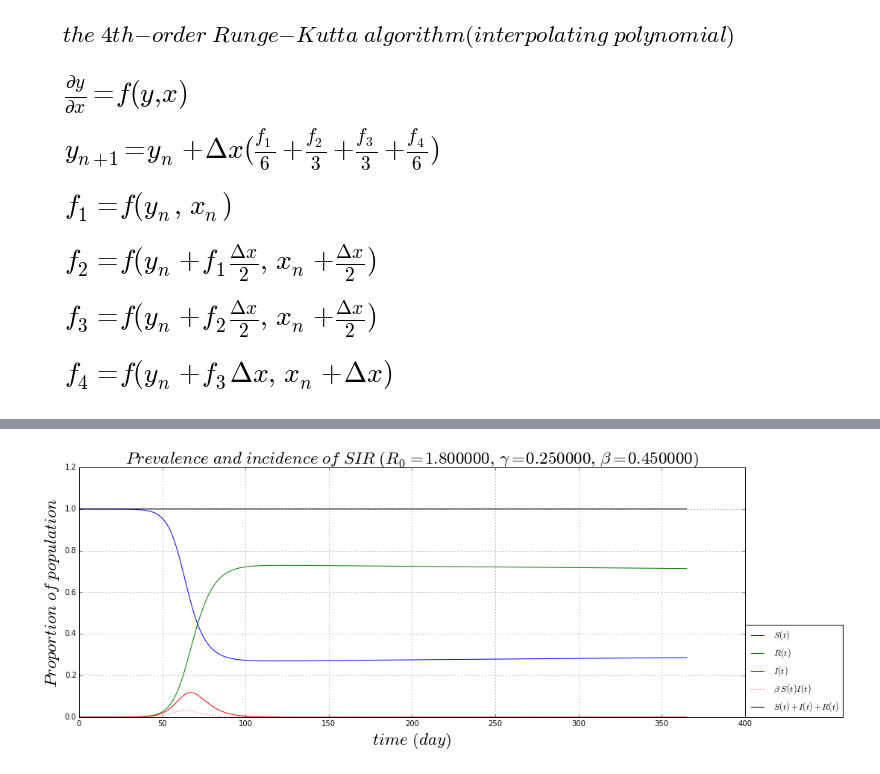
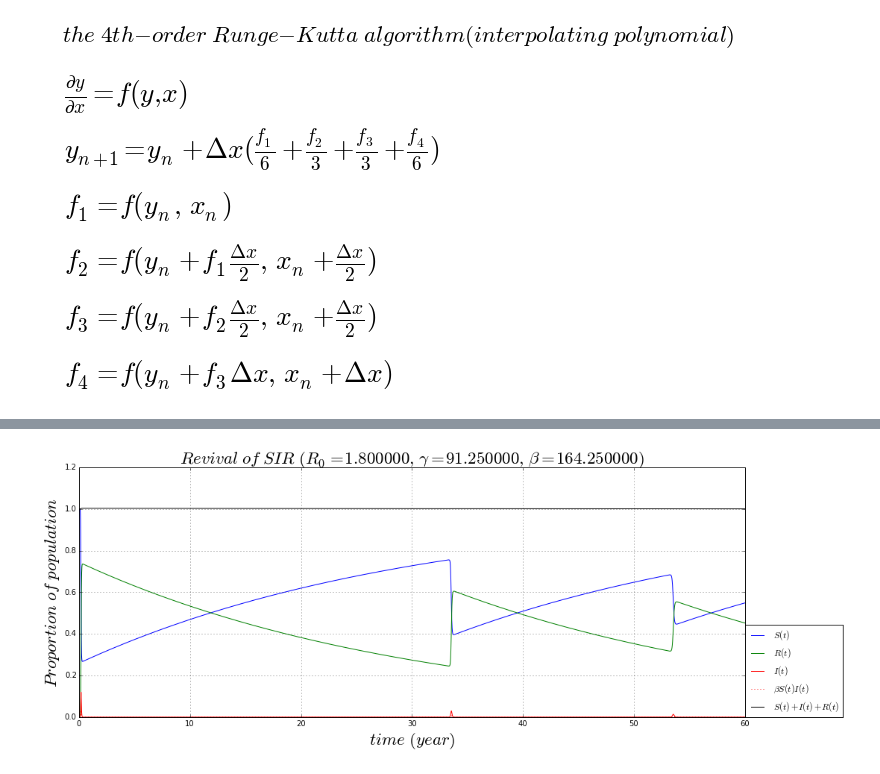
Before and after one commit to alvason/infectious-pulse, a Jupyter notebook: sir/sir.ipynb, the cells around one changed output, grey strips where cells are left out. Saved outputs shown, nothing was run; the diff lists cells and outputs as text; code cells hidden in the pictures.

```diff
--- a/sir/sir.ipynb
+++ b/sir/sir.ipynb
@@ -47,19 +47,13 @@ plt.text(0, 1.0/6, r'$ f_3= f(y_n + f_2 \frac{\Delta x}{2},\ x_n + \frac{\Delta
 plt.text(0, 0.0/6, r'$ f_4 = f(y_n + f_3 \Delta x,\ x_n + \Delta x) $', fontsize = 1.2*AlvaFontSize)
 plt.show()
 
-def RungeKutta4(gridY, gridX, dYdx, dx, xn):
-    yyy = gridY[xn];
-    xxx = gridX[xn]; # keep initial value
-    dydx1 = dYdx[xn]; print dYdx[xn]
-    gridY[xn] = yyy + dydx1*dx/2;
-    gridX[xn] = xxx + dx/2;
-    dydx2 = dYdx[xn]; print dYdx[xn]
-    gridY[xn] = yyy + dydx2*dx/2;
-    gridX[xn] = xxx + dx/2;
-    dydx3 = dYdx[xn]; print dYdx[xn]
-    gridY[xn] = yyy + dydx3*dx;
-    gridX[xn] = xxx + dx;
-    dydx4 = dYdx[xn]; print dYdx[xn]
+
+def AlvaRungeKutta4(dYdx, gridY, gridX, dx, xn):
+    yyy = gridY[xn]; xxx = gridX[xn]; # keep initial value
+    dydx1 = dYdx(gridY[xn], gridX[xn]); gridY[xn] = yyy + dydx1*dx/2; gridX[xn] = xxx + dx/2;
+    dydx2 = dYdx(gridY[xn], gridX[xn]); gridY[xn] = yyy + dydx2*dx/2; gridX[xn] = xxx + dx/2;
+    dydx3 = dYdx(gridY[xn], gridX[xn]); gridY[xn] = yyy + dydx3*dx; gridX[xn] = xxx + dx;
+    dydx4 = dYdx(gridY[xn], gridX[xn]);
     gridY[xn + 1] = yyy + dx*(dydx1/6 + dydx2/3 + dydx3/3 + dydx4/6);
     gridY[xn] = yyy; gridX[xn] = xxx; # restore to initial value
     return (gridY[xn + 1]);
@@ -144,6 +179,6 @@ plt.show()
 # %%
 # setting parameter
-timeUnit = 'day'
+timeUnit = 'year'
 if timeUnit == 'day':
     day = 1; year = 365;
 elif timeUnit == 'year':
@@ -155,41 +190,48 @@ reprodNum = 1.8 # basic reproductive number R0: one infected person will transmi
 recovRate = float(1)/(4*day) # 4 days per period ==> rate/year = 365/4
 infecRate = reprodNum*recovRate/totalSIR # per year, per person, per total-population
 
 # initial condition
-minT = float(0); maxT = float(1*year);
-totalGPoint_T = int(10**4);
+minT = float(0); maxT = float(60*year);
+totalGPoint_T = int(20**4);
 gridT = np.linspace(minT, maxT, totalGPoint_T);
 dt = (maxT - minT)/totalGPoint_T;
 
 gridS = np.zeros(totalGPoint_T);
 gridI = np.zeros(totalGPoint_T);
 gridR = np.zeros(totalGPoint_T);
 
 gridI[0] = float(1)/10**6;
 gridR[0] = float(0);
 gridS[0] = totalSIR - gridI[0] - gridR[0];
 
+def dSdt(I, S, t):
+    dS_dt = -infecRate*S*I + inOutRate*totalSIR - inOutRate*S;
+    return dS_dt
+def dIdt(S, I, t):
+    dI_dt = +infecRate*S*I - recovRate*I - inOutRate*I;
+    return dI_dt
+def dRdt(I, R, t):
+    dR_dt = +recovRate*I - inOutRate*R;
+    return dR_dt
+
 # Runge Kutta numerical scheme
 for tn in range(totalGPoint_T - 1):
-    dSdt = -infecRate*gridS*gridI + inOutRate*totalSIR - inOutRate*gridS;
-    dIdt = +infecRate*gridS*gridI - recovRate*gridI - inOutRate*gridI;
-    dRdt = +recovRate*gridI - inOutRate*gridR;
-    RungeKutta4(gridS, gridT, dSdt, dt, tn);
-    RungeKutta4(gridI, gridT, dIdt, dt, tn);
-    RungeKutta4(gridR, gridT, dRdt, dt, tn);
+    AlvaRungeKutta4YZ(dSdt, gridI, gridS, gridT, dt, tn);
+    AlvaRungeKutta4YZ(dIdt, gridS, gridI, gridT, dt, tn);
+    AlvaRungeKutta4YZ(dRdt, gridI, gridR, gridT, dt, tn);
 
 numberingFig = numberingFig + 1;
 plt.figure(numberingFig, figsize = AlvaFigSize)
 plt.plot(gridT, gridS, label = r'$ S(t) $')
 plt.plot(gridT, gridR, label = r'$ R(t) $')
 plt.plot(gridT, gridI, label = r'$ I(t) $')
-plt.plot(gridT, infecRate*gridS*gridI*day, label = r'$ \beta \ S(t)I(t) $', linestyle = 'dotted', color = 'red')
+plt.plot(gridT, infecRate*gridS*gridI*day, label = r'$ \beta S(t)I(t) $', linestyle = 'dotted', color = 'red')
 plt.plot(gridT, gridS + gridI + gridR, label = r'$ S(t)+I(t)+R(t) $', color = 'black')
 plt.grid(True)
-plt.title(r'$ Prevalence \ and \ incidence \ of \ SIR \ (R_0 = %f,\ \gamma = %f,\ \beta = %f) $'%(reprodNum, recovRate, infecRate), fontsize = AlvaFontSize)
+plt.title(r'$ Revival \ of \ SIR \ (R_0 = %f,\ \gamma = %f,\ \beta = %f) $'%(reprodNum, recovRate, infecRate), fontsize = AlvaFontSize);
 plt.xlabel(r'$time \ (%s)$'%(timeUnit), fontsize = AlvaFontSize);
 plt.ylabel(r'$ Proportion \ of \ population $', fontsize = AlvaFontSize);
 plt.legend(loc = (1,0))
 plt.show()
 # %% [output]
-[figure, old version]
+[figure, new version]
```
Also changed, not shown: parts of 3 cells of this notebook, 1 other file.
